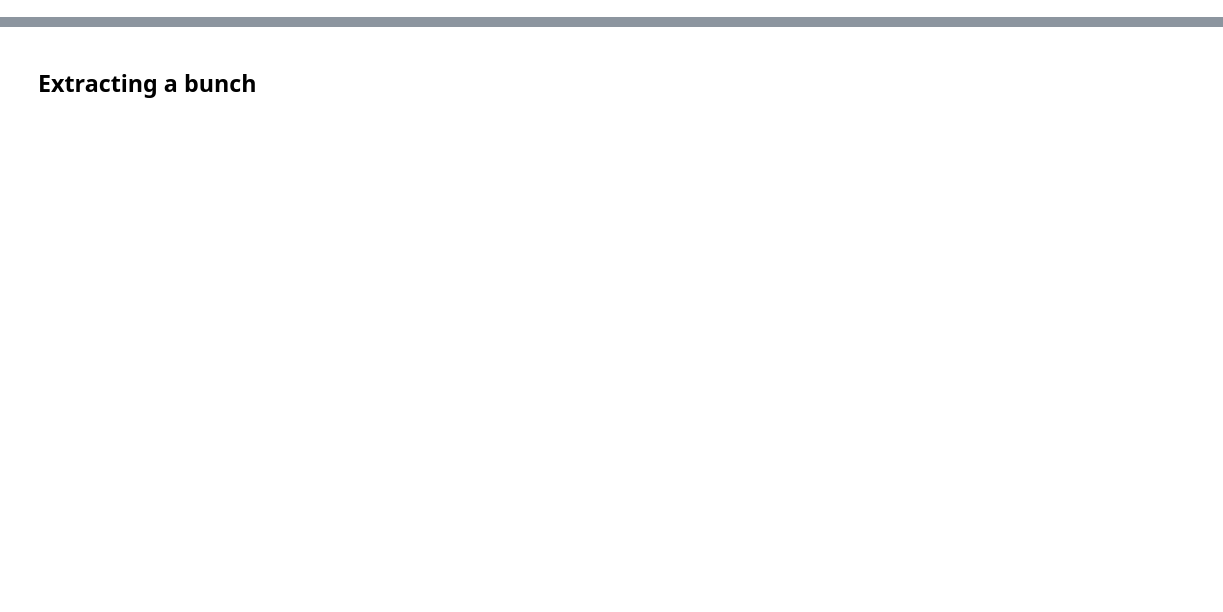
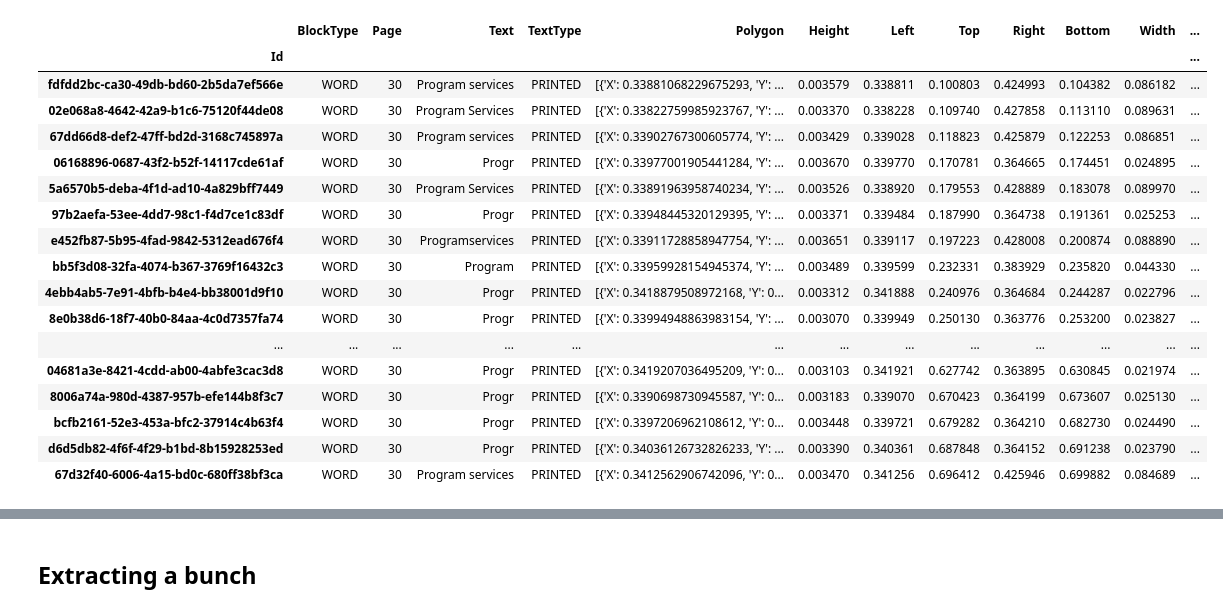
Before and after one commit to ethanscorey/parse_990_textract, a Jupyter notebook: debug_notebook.ipynb, the cells around one changed output, grey strips where cells are left out. Drawn from its saved outputs; the diff is of its cells as text; code cells hidden in the pictures; blank space fills up the shorter version.

```diff
--- a/debug_notebook.ipynb
+++ b/debug_notebook.ipynb
@@ -188,0 +220,23 @@ test_lines.loc[test_lines["Text"].str.contains("\(b\) Number")]
+# %%
+table_words.loc[
+    table_words["Text"].str.contains("Prog")
+]
+# %% [output]
+|  | BlockType | Page | Text | TextType | Polygon | Height | Left | Top | Right | Bottom | Width | ... |
+| Id |  |  |  |  |  |  |  |  |  |  |  | ... |
+| fdfdd2bc-ca30-49db-bd60-2b5da7ef566e | WORD | 30 | Program services | PRINTED | [{'X': 0.33881068229675293, 'Y': ... | 0.003579 | 0.338811 | 0.100803 | 0.424993 | 0.104382 | 0.086182 | ... |
+| 02e068a8-4642-42a9-b1c6-75120f44de08 | WORD | 30 | Program Services | PRINTED | [{'X': 0.33822759985923767, 'Y': ... | 0.003370 | 0.338228 | 0.109740 | 0.427858 | 0.113110 | 0.089631 | ... |
+| 67dd66d8-def2-47ff-bd2d-3168c745897a | WORD | 30 | Program services | PRINTED | [{'X': 0.33902767300605774, 'Y': ... | 0.003429 | 0.339028 | 0.118823 | 0.425879 | 0.122253 | 0.086851 | ... |
+| 06168896-0687-43f2-b52f-14117cde61af | WORD | 30 | Progr | PRINTED | [{'X': 0.33977001905441284, 'Y': ... | 0.003670 | 0.339770 | 0.170781 | 0.364665 | 0.174451 | 0.024895 | ... |
+| 5a6570b5-deba-4f1d-ad10-4a829bff7449 | WORD | 30 | Program Services | PRINTED | [{'X': 0.33891963958740234, 'Y': ... | 0.003526 | 0.338920 | 0.179553 | 0.428889 | 0.183078 | 0.089970 | ... |
+| 97b2aefa-53ee-4dd7-98c1-f4d7ce1c83df | WORD | 30 | Progr | PRINTED | [{'X': 0.33948445320129395, 'Y': ... | 0.003371 | 0.339484 | 0.187990 | 0.364738 | 0.191361 | 0.025253 | ... |
+| e452fb87-5b95-4fad-9842-5312ead676f4 | WORD | 30 | Programservices | PRINTED | [{'X': 0.33911728858947754, 'Y': ... | 0.003651 | 0.339117 | 0.197223 | 0.428008 | 0.200874 | 0.088890 | ... |
+| bb5f3d08-32fa-4074-b367-3769f16432c3 | WORD | 30 | Program | PRINTED | [{'X': 0.33959928154945374, 'Y': ... | 0.003489 | 0.339599 | 0.232331 | 0.383929 | 0.235820 | 0.044330 | ... |
+| 4ebb4ab5-7e91-4bfb-b4e4-bb38001d9f10 | WORD | 30 | Progr | PRINTED | [{'X': 0.3418879508972168, 'Y': 0... | 0.003312 | 0.341888 | 0.240976 | 0.364684 | 0.244287 | 0.022796 | ... |
+| 8e0b38d6-18f7-40b0-84aa-4c0d7357fa74 | WORD | 30 | Progr | PRINTED | [{'X': 0.33994948863983154, 'Y': ... | 0.003070 | 0.339949 | 0.250130 | 0.363776 | 0.253200 | 0.023827 | ... |
+| ... | ... | ... | ... | ... | ... | ... | ... | ... | ... | ... | ... | ... |
+| 04681a3e-8421-4cdd-ab00-4abfe3cac3d8 | WORD | 30 | Progr | PRINTED | [{'X': 0.3419207036495209, 'Y': 0... | 0.003103 | 0.341921 | 0.627742 | 0.363895 | 0.630845 | 0.021974 | ... |
+| 8006a74a-980d-4387-957b-efe144b8f3c7 | WORD | 30 | Progr | PRINTED | [{'X': 0.3390698730945587, 'Y': 0... | 0.003183 | 0.339070 | 0.670423 | 0.364199 | 0.673607 | 0.025130 | ... |
+| bcfb2161-52e3-453a-bfc2-37914c4b63f4 | WORD | 30 | Progr | PRINTED | [{'X': 0.3397206962108612, 'Y': 0... | 0.003448 | 0.339721 | 0.679282 | 0.364210 | 0.682730 | 0.024490 | ... |
+| d6d5db82-4f6f-4f29-b1bd-8b15928253ed | WORD | 30 | Progr | PRINTED | [{'X': 0.34036126732826233, 'Y': ... | 0.003390 | 0.340361 | 0.687848 | 0.364152 | 0.691238 | 0.023790 | ... |
+| 67d32f40-6006-4a15-bd0c-680ff38bf3ca | WORD | 30 | Program services | PRINTED | [{'X': 0.3412562906742096, 'Y': 0... | 0.003470 | 0.341256 | 0.696412 | 0.425946 | 0.699882 | 0.084689 | ... |
```
Also changed, not shown: parts of 129 cells of this notebook, 13 other files.
